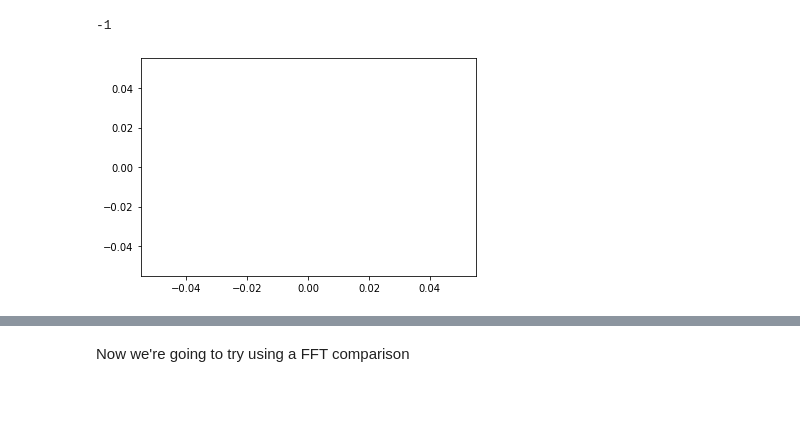
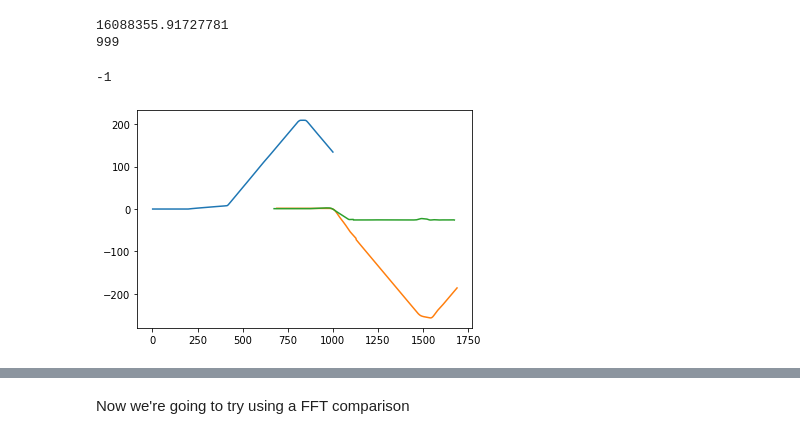
Before and after one commit to zlite/SimAnalysis, a Jupyter notebook: Dataframetest.ipynb, the cells around one changed output, grey strips where cells are left out. Saved outputs shown, nothing was run; the diff lists cells and outputs as text; code cells hidden in the pictures; blank space fills up the shorter version.

```diff
--- a/Dataframetest.ipynb
+++ b/Dataframetest.ipynb
@@ -4,13 +4,6 @@ import numpy as np
 from scipy import signal, fftpack
 import matplotlib.pyplot as plt
 
-realDataSet = pd.read_csv(r'real.csv')
-df1 = pd.DataFrame(realDataSet,columns= ['x'])
-
-simDataSet = pd.read_csv(r'sim.csv')
-df2 = pd.DataFrame(simDataSet,columns= ['x'])
-df3 = (df1+df2+10)*5
-
-
-# df1['dataDiff'] = df1['x'] - df2['x'] #create new column in df1 for data diff
-# print (df1)
+df1 = pd.read_csv(r'real.csv')
+df2 = pd.read_csv(r'sim.csv')
+df3 = (df1+df2)/2
@@ -31,2 +9,0 @@ plt.plot(df3)
-# %%
-shift = np.argmax(signal.correlate(df1, -df2)) - len(df2)
@@ -33,11 +27,21 @@ shift = np.argmax(signal.correlate(df1, -df2)) - len(df2)
+# %%
+xcor = np.correlate(df1.y, -df2.y, "full")
+nR = max(xcor)
+maxLag = np.argmax(xcor)  # I imported numpy as np here
+print (nR)
+print(maxLag)
+# %% [output]
+16088355.91727781
+999
 # %%
 print(shift)
 # %% [output]
 -1
 # %%
-for target in [df1, df2]:
-    dx = np.mean(np.diff(df1.values))
-    shift = (np.argmax(signal.correlate(df1, target)) - len(target)-1) * dx
-    plt.plot(target + shift)
+plt.plot(df1.x, df1.y)
+for target in [df2, df3]:
+    dx = np.mean(np.diff(df1.x.values))
+    shift = (np.argmax(signal.correlate(df1.y, target.y)) - (len(target.y)-1)) * dx
+    plt.plot(target.x + shift, target.y)
 # %% [output]
-[figure, old version]
+[figure, new version]
```
Also changed, not shown: parts of 6 cells of this notebook, 2 other files.
